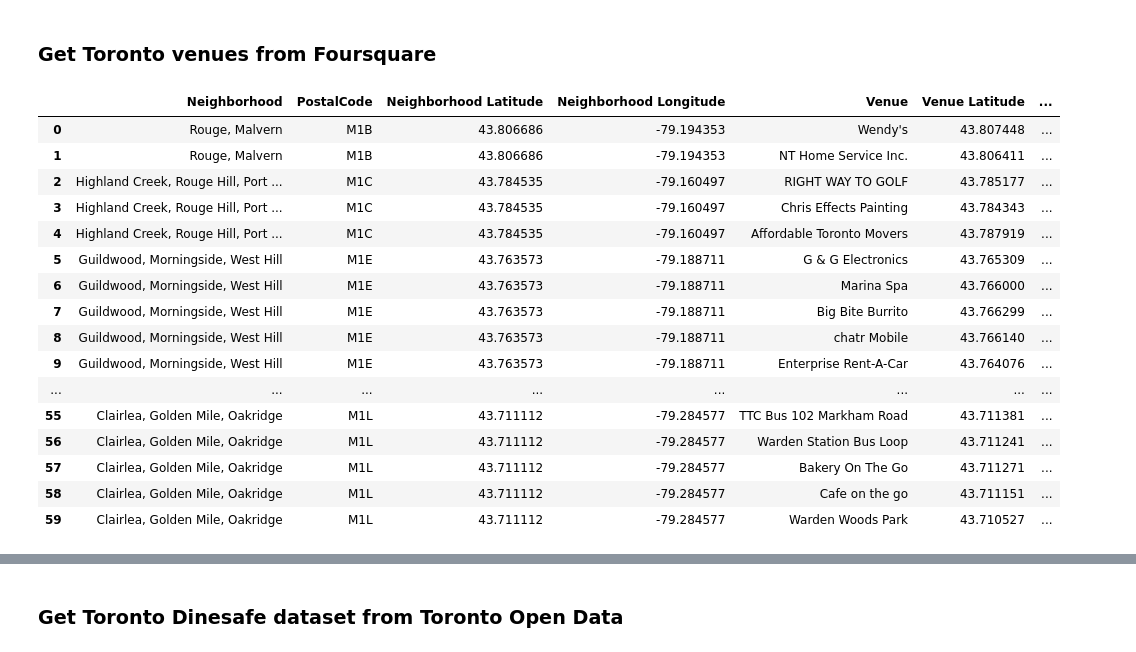
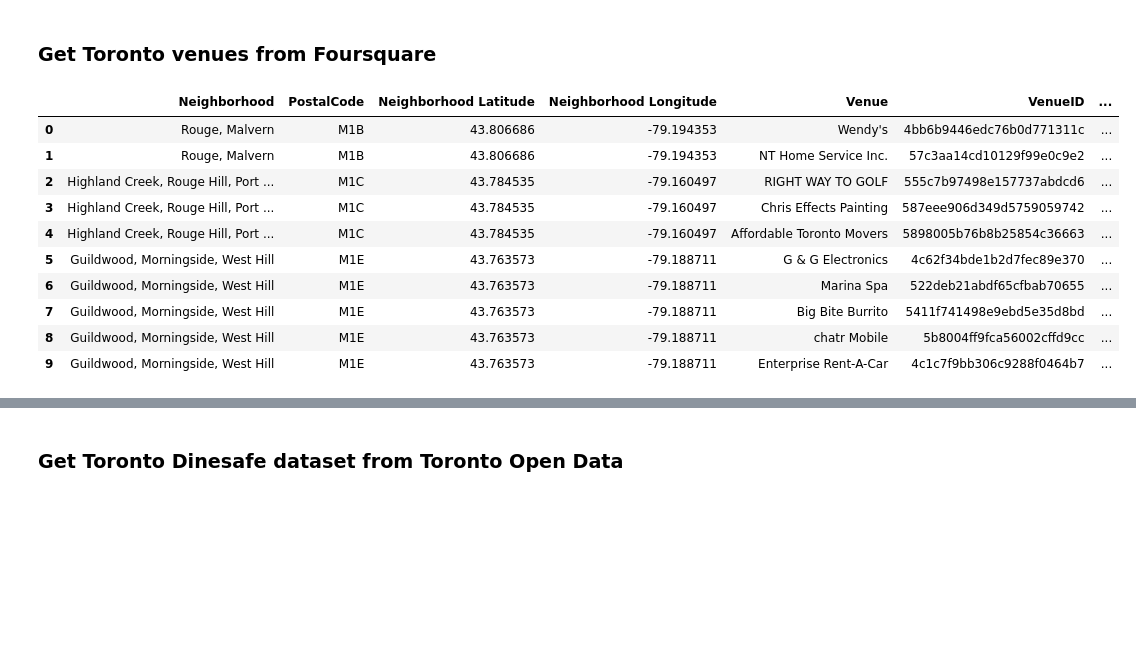
Before and after one commit to filtertron/IBM_DataScience_Capstone, a Jupyter notebook: SaferDiningInToronto.ipynb, the cells around one changed output, grey strips where cells are left out. Cells and saved outputs as stored; diff of their text form; code cells hidden in the pictures; blank space fills up the shorter version.

```diff
--- a/SaferDiningInToronto.ipynb
+++ b/SaferDiningInToronto.ipynb
@@ -203,7 +226,7 @@ import folium; # map rendering library
 url = 'https://en.wikipedia.org/wiki/List_of_postal_codes_of_Canada:_M';
 
 #and you may ask yourself "how do I know these are Toronto postal codes?"
-#answer: because they have the first letter M.
+#answer: because they have the first letter M and they came from the Wikipedia page :-).
 
 #get the parsed text from the url using the lxml parser
 html = urllib.request.urlopen(url);
@@ -308,6 +331,7 @@ def getNearbyVenues(names, postalcodes,latitudes, longitudes, radius=500):
             lat,
             lng,
             v['venue']['name'],
+            v['venue']['id'],
             v['venue']['location']['lat'],
             v['venue']['location']['lng'],
             v['venue']['location']['formattedAddress'],
@@ -319,13 +343,13 @@ def getNearbyVenues(names, postalcodes,latitudes, longitudes, radius=500):
                               'Neighborhood Latitude',
                               'Neighborhood Longitude',
                               'Venue',
+                              'VenueID',
                               'Venue Latitude',
                               'Venue Longitude',
                               'Venue Address',
                               'Venue Category'];
 
     return(nearby_venues);
-    #return(results);
 
 toronto_venues = getNearbyVenues(names=toronto_pc_gc_df['Neighbourhood'],
                                  postalcodes=toronto_pc_gc_df['PostalCode'],
@@ -334,23 +358,17 @@ toronto_venues = getNearbyVenues(names=toronto_pc_gc_df['Neighbourhood'],
                                   )
 # %%
 # check to see that data returned as expected
-toronto_venues.head(60)
+toronto_venues.head(10)
 #print(str(toronto_venues));
 # %% [output]
-|  | Neighborhood | PostalCode | Neighborhood Latitude | Neighborhood Longitude | Venue | Venue Latitude | ... |
-| 0 | Rouge, Malvern | M1B | 43.806686 | -79.194353 | Wendy's | 43.807448 | ... |
-| 1 | Rouge, Malvern | M1B | 43.806686 | -79.194353 | NT Home Service Inc. | 43.806411 | ... |
-| 2 | Highland Creek, Rouge Hill, Port ... | M1C | 43.784535 | -79.160497 | RIGHT WAY TO GOLF | 43.785177 | ... |
-| 3 | Highland Creek, Rouge Hill, Port ... | M1C | 43.784535 | -79.160497 | Chris Effects Painting | 43.784343 | ... |
-| 4 | Highland Creek, Rouge Hill, Port ... | M1C | 43.784535 | -79.160497 | Affordable Toronto Movers | 43.787919 | ... |
-| 5 | Guildwood, Morningside, West Hill | M1E | 43.763573 | -79.188711 | G & G Electronics | 43.765309 | ... |
-| 6 | Guildwood, Morningside, West Hill | M1E | 43.763573 | -79.188711 | Marina Spa | 43.766000 | ... |
-| 7 | Guildwood, Morningside, West Hill | M1E | 43.763573 | -79.188711 | Big Bite Burrito | 43.766299 | ... |
-| 8 | Guildwood, Morningside, West Hill | M1E | 43.763573 | -79.188711 | chatr Mobile | 43.766140 | ... |
-| 9 | Guildwood, Morningside, West Hill | M1E | 43.763573 | -79.188711 | Enterprise Rent-A-Car | 43.764076 | ... |
-| ... | ... | ... | ... | ... | ... | ... | ... |
-| 55 | Clairlea, Golden Mile, Oakridge | M1L | 43.711112 | -79.284577 | TTC Bus 102 Markham Road | 43.711381 | ... |
-| 56 | Clairlea, Golden Mile, Oakridge | M1L | 43.711112 | -79.284577 | Warden Station Bus Loop | 43.711241 | ... |
-| 57 | Clairlea, Golden Mile, Oakridge | M1L | 43.711112 | -79.284577 | Bakery On The Go | 43.711271 | ... |
-| 58 | Clairlea, Golden Mile, Oakridge | M1L | 43.711112 | -79.284577 | Cafe on the go | 43.711151 | ... |
-| 59 | Clairlea, Golden Mile, Oakridge | M1L | 43.711112 | -79.284577 | Warden Woods Park | 43.710527 | ... |
+|  | Neighborhood | PostalCode | Neighborhood Latitude | Neighborhood Longitude | Venue | VenueID | ... |
+| 0 | Rouge, Malvern | M1B | 43.806686 | -79.194353 | Wendy's | 4bb6b9446edc76b0d771311c | ... |
+| 1 | Rouge, Malvern | M1B | 43.806686 | -79.194353 | NT Home Service Inc. | 57c3aa14cd10129f99e0c9e2 | ... |
+| 2 | Highland Creek, Rouge Hill, Port ... | M1C | 43.784535 | -79.160497 | RIGHT WAY TO GOLF | 555c7b97498e157737abdcd6 | ... |
+| 3 | Highland Creek, Rouge Hill, Port ... | M1C | 43.784535 | -79.160497 | Chris Effects Painting | 587eee906d349d5759059742 | ... |
+| 4 | Highland Creek, Rouge Hill, Port ... | M1C | 43.784535 | -79.160497 | Affordable Toronto Movers | 5898005b76b8b25854c36663 | ... |
+| 5 | Guildwood, Morningside, West Hill | M1E | 43.763573 | -79.188711 | G & G Electronics | 4c62f34bde1b2d7fec89e370 | ... |
+| 6 | Guildwood, Morningside, West Hill | M1E | 43.763573 | -79.188711 | Marina Spa | 522deb21abdf65cfbab70655 | ... |
+| 7 | Guildwood, Morningside, West Hill | M1E | 43.763573 | -79.188711 | Big Bite Burrito | 5411f741498e9ebd5e35d8bd | ... |
+| 8 | Guildwood, Morningside, West Hill | M1E | 43.763573 | -79.188711 | chatr Mobile | 5b8004ff9fca56002cffd9cc | ... |
+| 9 | Guildwood, Morningside, West Hill | M1E | 43.763573 | -79.188711 | Enterprise Rent-A-Car | 4c1c7f9bb306c9288f0464b7 | ... |
```
Also changed, not shown: parts of 46 cells of this notebook.
